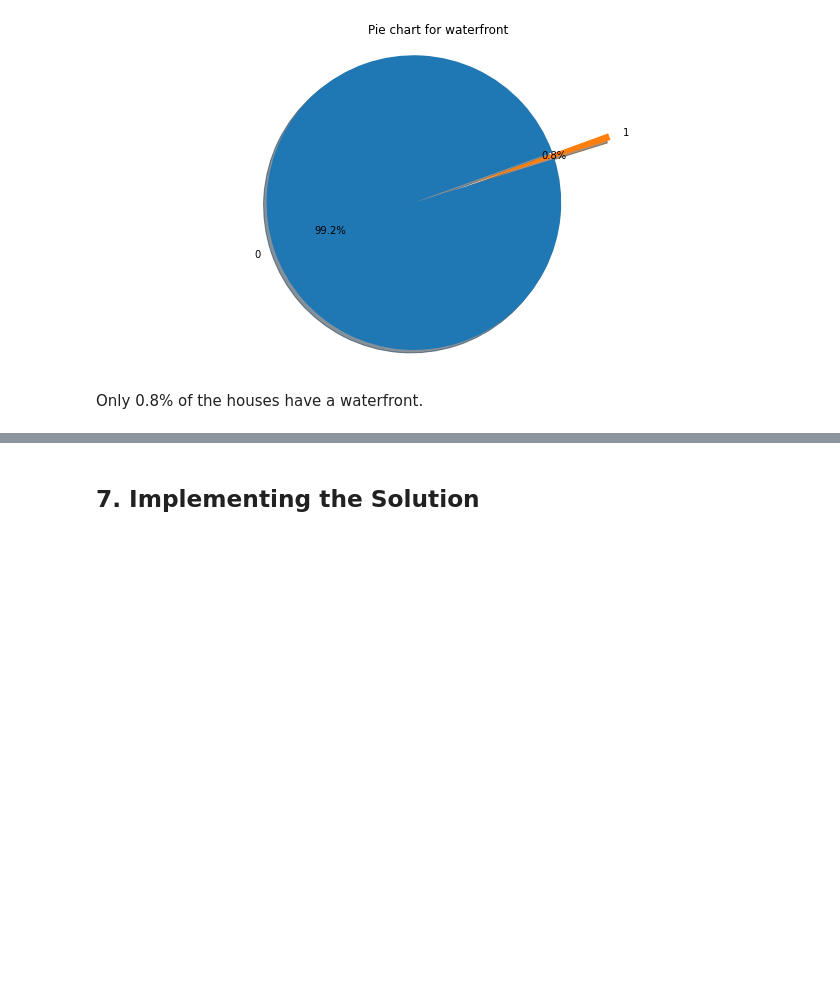
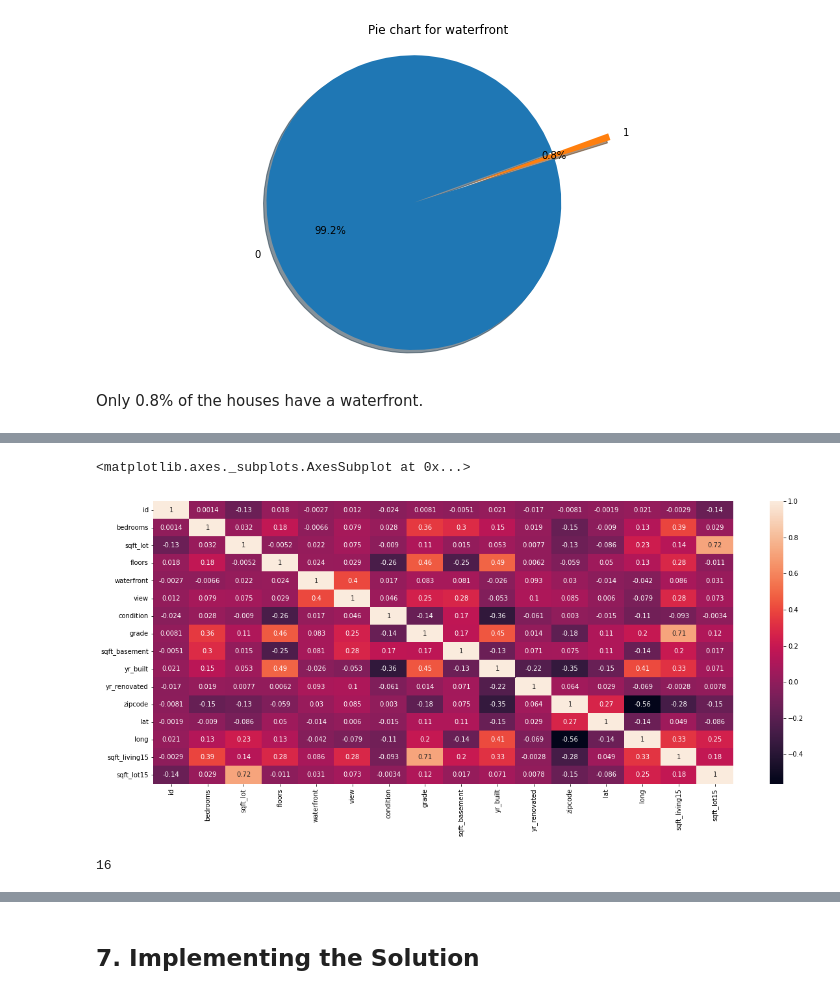
Before and after one commit to Magguire/Magguire, a Jupyter notebook: module_2_core_week_II_ip.ipynb, the cells around one changed output, grey strips where cells are left out. Saved outputs shown, nothing was run; the diff lists cells and outputs as text; code cells hidden in the pictures; blank space fills up the shorter version.

```diff
--- a/module_2_core_week_II_ip.ipynb
+++ b/module_2_core_week_II_ip.ipynb
@@ -430,0 +386,9 @@ The strong poitive correlation between home score and points makes sense as poin
+# %%
+# drop highly correlated variables
+
+plt.figure(figsize=(20,8))
+X.drop(['sqft_above', 'sqft_living', 'bathrooms'], axis=1, inplace=True)
+sns.heatmap(X.corr(), annot=True)
+# %% [output]
+<matplotlib.axes._subplots.AxesSubplot at 0x...>
+[figure, added]
@@ -430,0 +422,4 @@ The strong poitive correlation between home score and points makes sense as poin
+# %%
+len(X.columns)
+# %% [output]
+16
```
Also changed, not shown: parts of 125 cells of this notebook.
